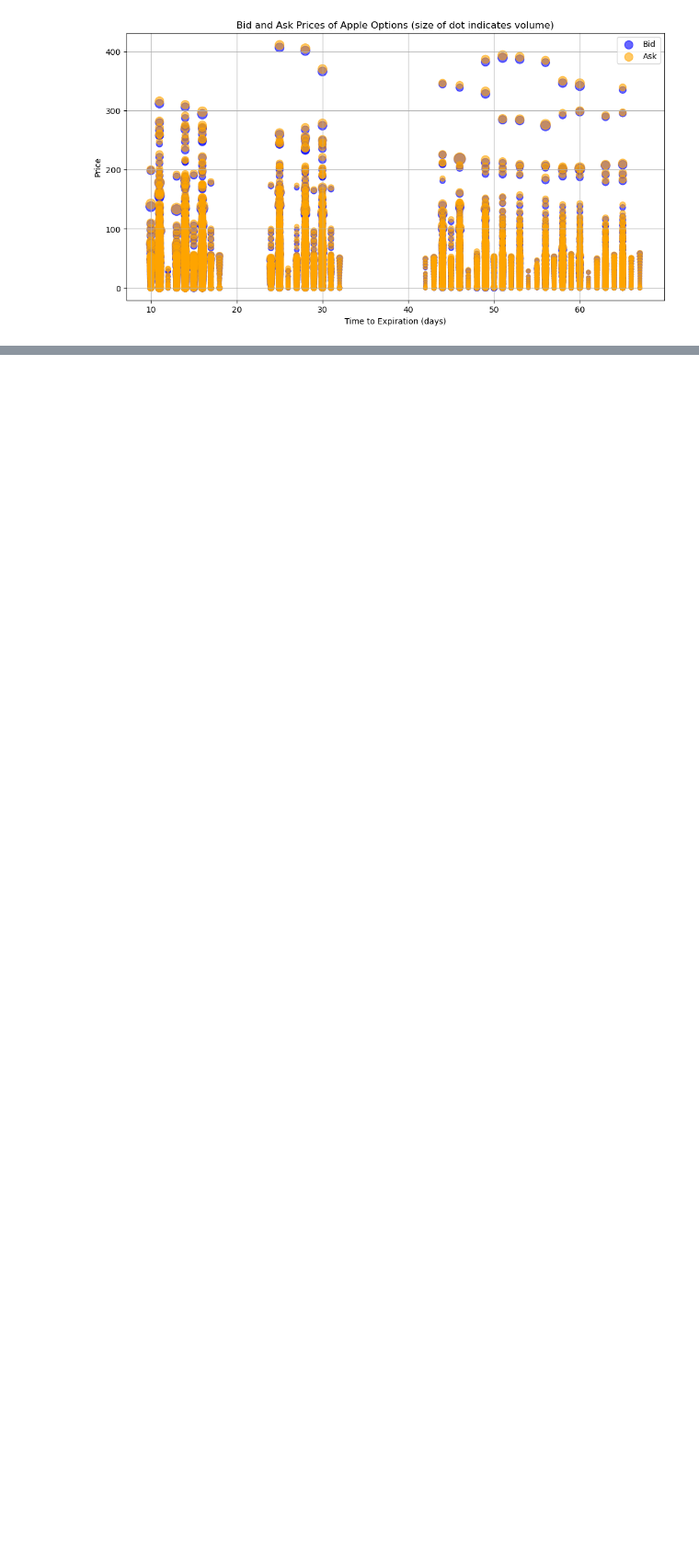
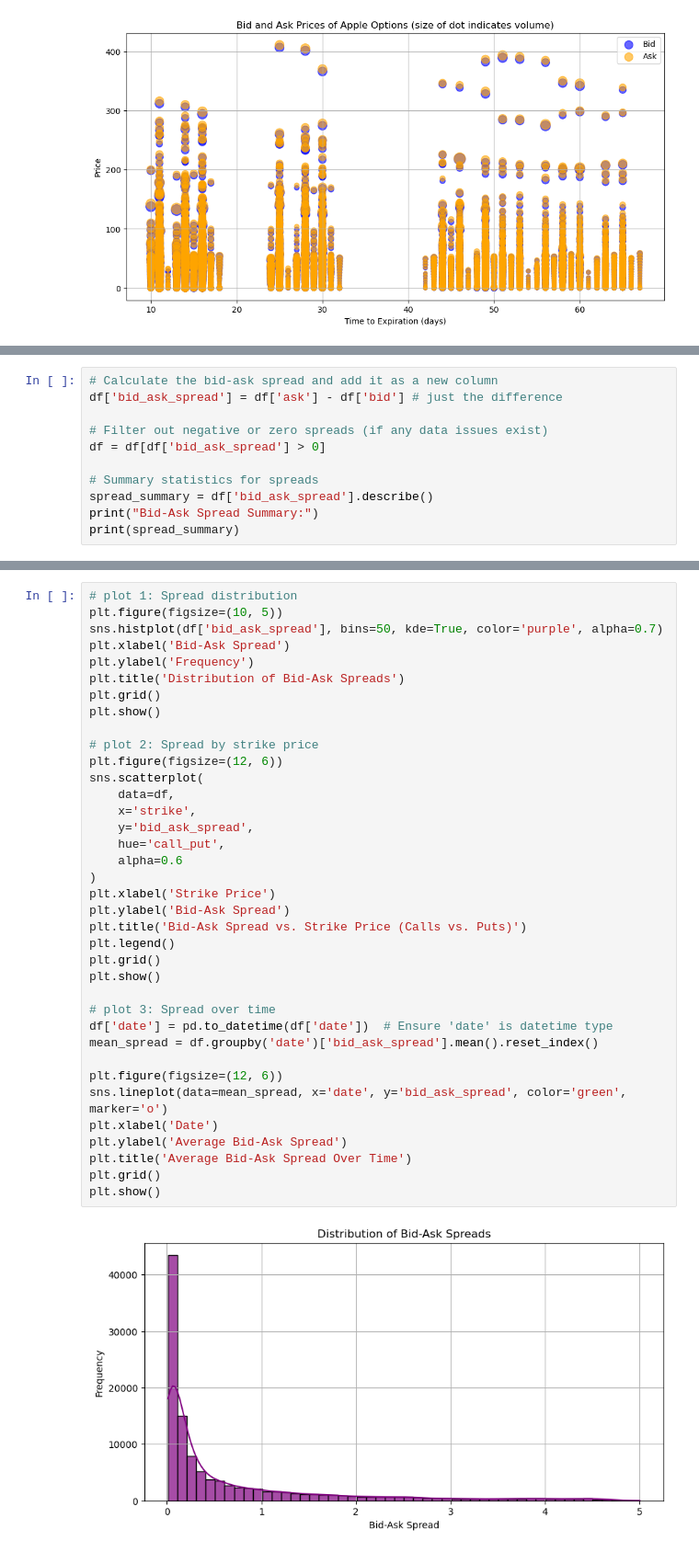
Before and after one commit to sunscorched/OptionsPricing, a Jupyter notebook: apple_options_data.ipynb, the cells around one changed output, grey strips where cells are left out. Shown at 92% size. Drawn from its saved outputs; the diff is of its cells as text; blank space fills up the shorter version.

```diff
--- a/apple_options_data.ipynb
+++ b/apple_options_data.ipynb
@@ -96,0 +127,11 @@ plt.show()
+# %%
+# Calculate the bid-ask spread and add it as a new column
+df['bid_ask_spread'] = df['ask'] - df['bid'] # just the difference
+
+# Filter out negative or zero spreads (if any data issues exist)
+df = df[df['bid_ask_spread'] > 0]
+
+# Summary statistics for spreads
+spread_summary = df['bid_ask_spread'].describe()
+print("Bid-Ask Spread Summary:")
+print(spread_summary)
@@ -96,0 +149,39 @@ plt.show()
+# %%
+# plot 1: Spread distribution
+plt.figure(figsize=(10, 5))
+sns.histplot(df['bid_ask_spread'], bins=50, kde=True, color='purple', alpha=0.7)
+plt.xlabel('Bid-Ask Spread')
+plt.ylabel('Frequency')
+plt.title('Distribution of Bid-Ask Spreads')
+plt.grid()
+plt.show()
+
+# plot 2: Spread by strike price
+plt.figure(figsize=(12, 6))
+sns.scatterplot(
+    data=df,
+    x='strike',
+    y='bid_ask_spread',
+    hue='call_put',
+    alpha=0.6
+)
+plt.xlabel('Strike Price')
+plt.ylabel('Bid-Ask Spread')
+plt.title('Bid-Ask Spread vs. Strike Price (Calls vs. Puts)')
+plt.legend()
+plt.grid()
+plt.show()
+
+# plot 3: Spread over time
+df['date'] = pd.to_datetime(df['date'])  # Ensure 'date' is datetime type
+mean_spread = df.groupby('date')['bid_ask_spread'].mean().reset_index()
+
+plt.figure(figsize=(12, 6))
+sns.lineplot(data=mean_spread, x='date', y='bid_ask_spread', color='green', marker='o')
+plt.xlabel('Date')
+plt.ylabel('Average Bid-Ask Spread')
+plt.title('Average Bid-Ask Spread Over Time')
+plt.grid()
+plt.show()
+# %% [output]
+[figure, added]
```
Also changed, not shown: parts of 8 cells of this notebook.
